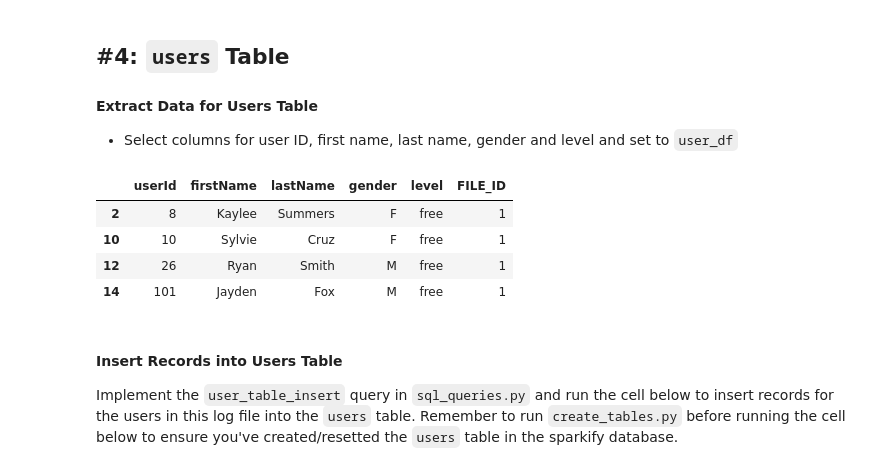
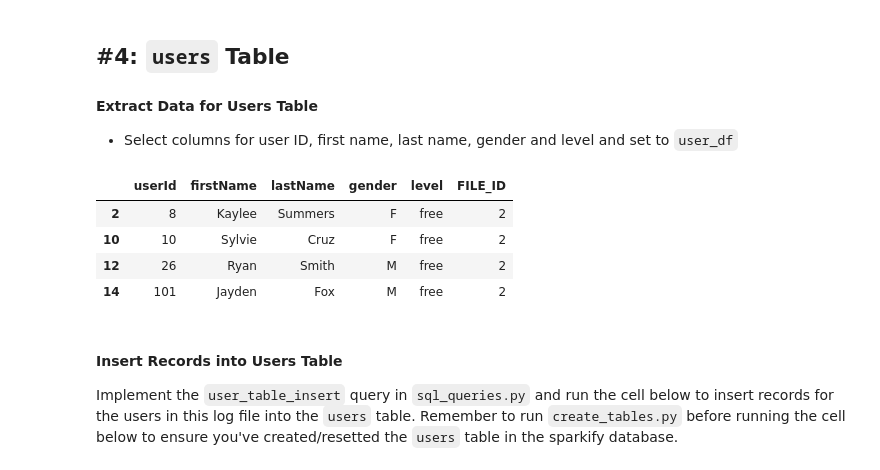
Before and after one commit to Tariq1981/Data_Modelling_Postgres, a Jupyter notebook: etl.ipynb, the cells around one changed output. Drawn from its saved outputs; the diff is of its cells as text; code cells hidden in the pictures.

```diff
--- a/etl.ipynb
+++ b/etl.ipynb
@@ -139,0 +144,8 @@ filepath
+# %%
+filepath = log_files[0]
+filepath
+FileName=os.path.basename(filepath)
+cur.execute(file_next_Id_select,[FileName,"LOG"])
+results=cur.fetchone()
+Next_File_Id_log=results[0]
+Next_File_Id_log
@@ -217,14 +231,14 @@ Run `test.ipynb` to see if you've successfully added records to this table.
 # %%
 user_df = df.loc[:,["userId","firstName","lastName","gender","level"]]
 user_df=user_df.drop_duplicates()
-user_df['FILE_ID']=Next_File_Id
+user_df['FILE_ID']=Next_File_Id_log
 user_df.head()
 # %% [output]
 |  | userId | firstName | lastName | gender | level | FILE_ID |
-| 2 | 8 | Kaylee | Summers | F | free | 1 |
-| 10 | 10 | Sylvie | Cruz | F | free | 1 |
-| 12 | 26 | Ryan | Smith | M | free | 1 |
-| 14 | 101 | Jayden | Fox | M | free | 1 |
+| 2 | 8 | Kaylee | Summers | F | free | 2 |
+| 10 | 10 | Sylvie | Cruz | F | free | 2 |
+| 12 | 26 | Ryan | Smith | M | free | 2 |
+| 14 | 101 | Jayden | Fox | M | free | 2 |
 # %% [markdown]
 #### Insert Records into Users Table
 Implement the `user_table_insert` query in `sql_queries.py` and run the cell below to insert records for the users in this log file into the `users` table. Remember to run `create_tables.py` before running the cell below to ensure you've created/resetted the `users` table in the sparkify database.
```
Also changed, not shown: parts of 9 cells of this notebook, 1 other file.
